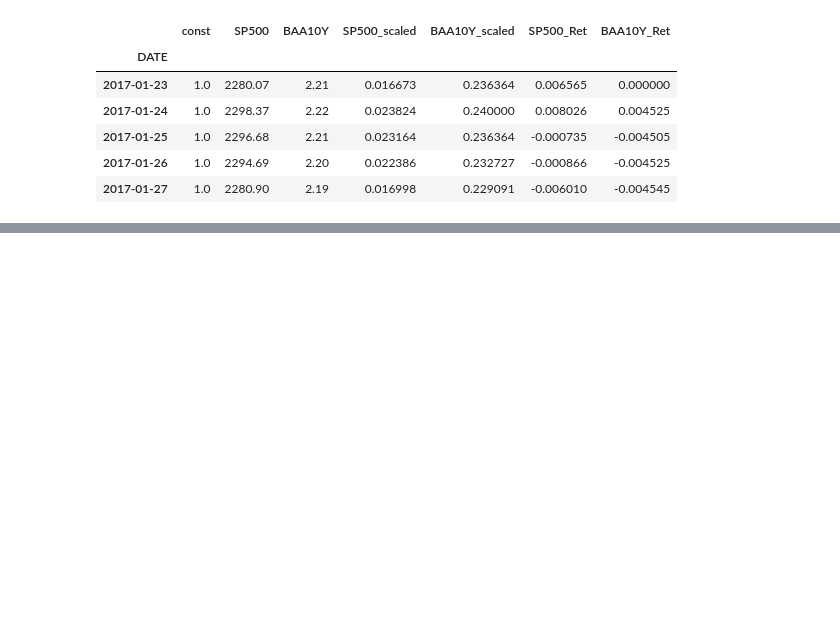
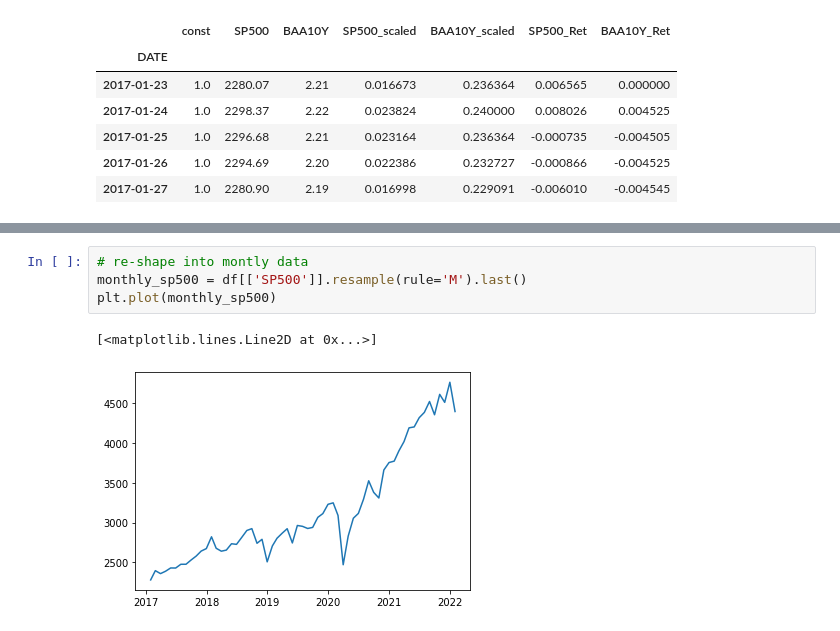
Before and after one commit to flyin01/dc, a Jupyter notebook: time_series_analysis.ipynb, the cells around one changed output, grey strips where cells are left out. Cells and saved outputs as stored; diff of their text form; blank space fills up the shorter version.

```diff
--- a/time_series_analysis.ipynb
+++ b/time_series_analysis.ipynb
@@ -979,0 +1010,7 @@ TBD
+# %%
+# re-shape into montly data
+monthly_sp500 = df[['SP500']].resample(rule='M').last()
+plt.plot(monthly_sp500)
+# %% [output]
+[<matplotlib.lines.Line2D at 0x...>]
+[figure, added]
```
Also changed, not shown: parts of 16 cells of this notebook.
